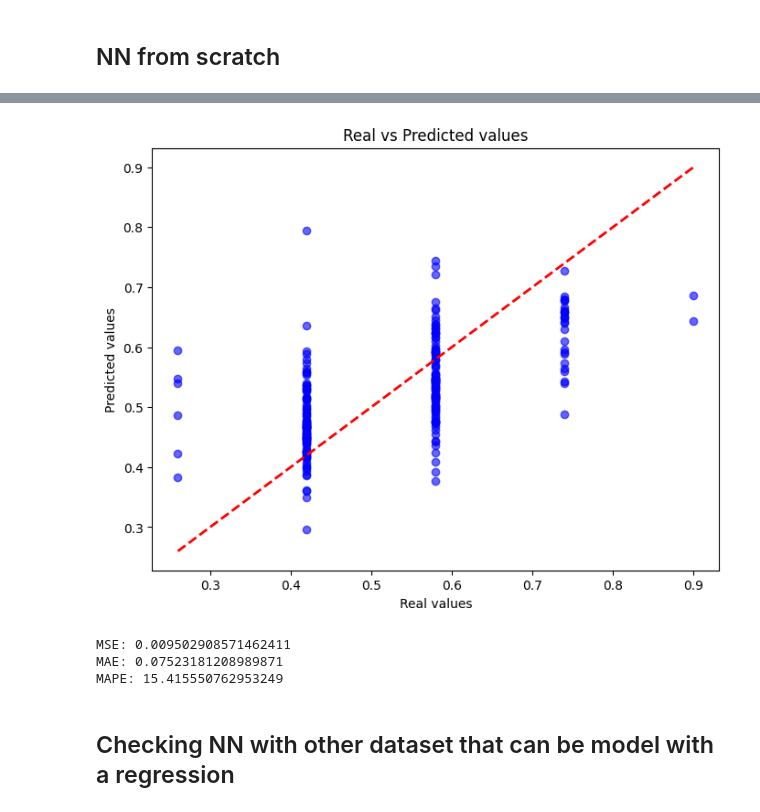
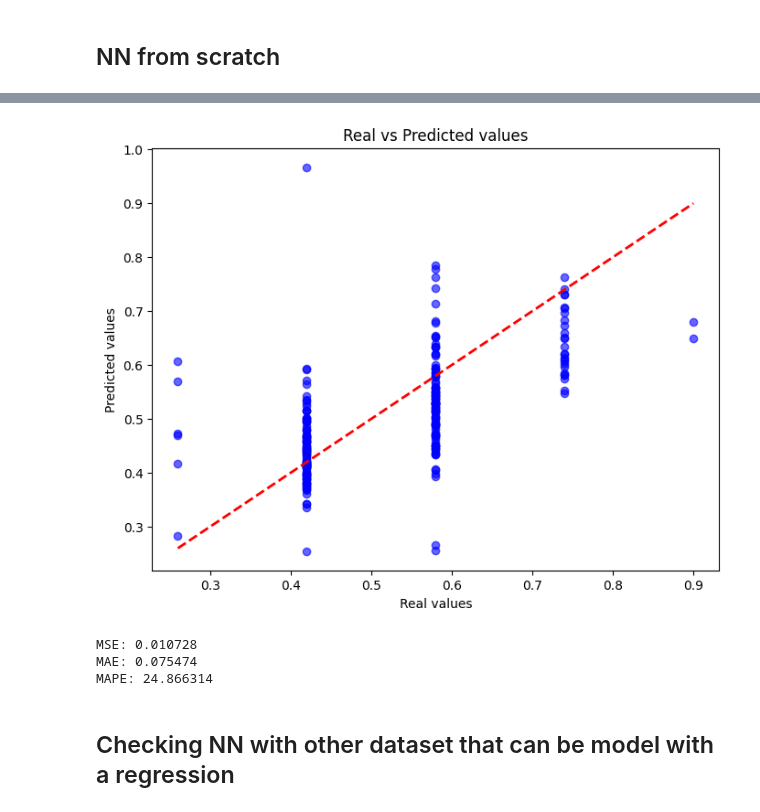
Before and after one commit to sarmijavier/Prediction-with-Supervised-Learning-Models, a Jupyter notebook: activity_1.ipynb, the cells around one changed output, grey strips where cells are left out. Cells and saved outputs as stored; diff of their text form; code cells hidden in the pictures.

Commit message:
Organising notebooks for dataset1 and dataset2, added helpers and separiting main class. so we can reuse the code

```diff
--- a/activity_1.ipynb
+++ b/activity_1.ipynb
@@ -21,6 +21,12 @@ from sklearn.preprocessing import MinMaxScaler
 from sklearn.metrics import  mean_squared_error, mean_absolute_error
 
 import os
+
+from NeuralNet import NeuralNet
+from helpers import denormalize, save_prediction_to_csv, get_prediction, show_prediction_vs_real_values, create_csv
+
+results_df = create_csv()
+metrics = {}
 # %%
 full_file_path = '/Users/hjaviersarmientoy/.cache/kagglehub/datasets/yasserh/wine-quality-dataset/versions/1/WineQT.csv'
 df = pd.read_csv(full_file_path)
@@ -179,26 +176,3 @@ y_max = y_train.max()
-# %%
-model_prediction = {}
-def get_prediction(name, model, X_test, y_test, y_max, y_min):
-    # Model prediction (still normalized)
-    y_pred_norm = model.predict(X_test)
-
-    # Denormalize predictions and real values
-    y_pred = denormalize(y_pred_norm, y_min, y_max)
-    y_true = denormalize(y_test, y_min, y_max)
-
-    mse = mean_squared_error(y_true, y_pred)
-    mae = mean_absolute_error(y_true, y_pred)
-    mape = np.mean(np.abs((y_true - y_pred) / y_true)) * 100
-
-    print("MSE:", mse)
-    print("MAE:", mae)
-    print("MAPE:", mape)
-
-    model_prediction[name] = {
-        'mse': mse,
-        'mae': mae,
-        'mape': mape,
-    }
 # %% [markdown]
 ## Regression using XGBoost
 # %%
@@ -661,16 +416,7 @@ Predictions: [0.47049451 0.37733183 0.4713454  0.44404839 0.59215016 0.6867425
 # %%
-plt.figure(figsize=(8,6))
-plt.scatter(y_test, predictions, alpha=0.6, color='blue')
-plt.plot([y_test.min(), y_test.max()], [y_test.min(), y_test.max()], 'r--', lw=2)
-plt.xlabel('Real values')
-plt.ylabel('Predicted values')
-plt.title('Real vs Predicted values')
-plt.show()
+get_prediction('NN from zero with sigmoid', nn, X_test.values, y_test.values, y_train, metrics, show_prediction_vs_real=True)
 # %% [output]
-[figure, old version]
+[figure, new version]
+MSE: 0.010728
+MAE: 0.075474
+MAPE: 24.866314
-# %%
-get_prediction('NN from zero with sigmoid', nn_2, X_test.values, y_test, y_max, y_min)
-# %% [output]
-MSE: 0.009502908571462411
-MAE: 0.07523181208989871
-MAPE: 15.415550762953249
```
Also changed, not shown: parts of 30 cells of this notebook.
